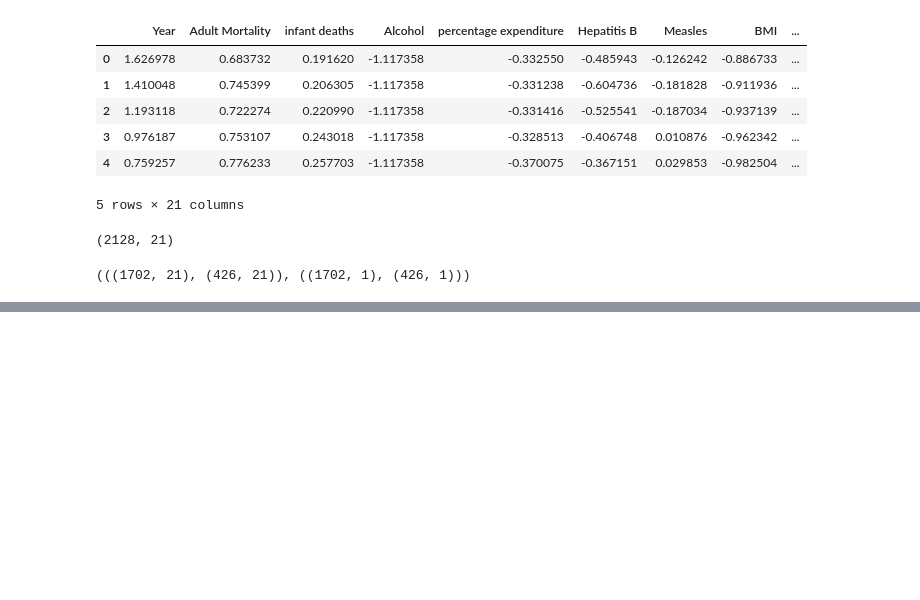
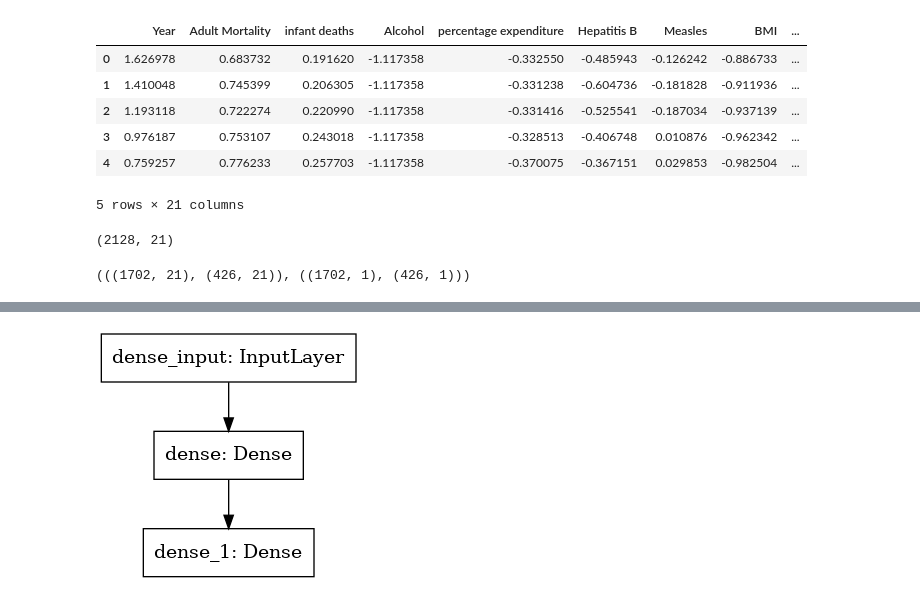
Before and after one commit to axperez/TensorFlow2.0, a Jupyter notebook: SequentialModel.ipynb, the cells around one changed output, grey strips where cells are left out. Saved outputs shown, nothing was run; the diff lists cells and outputs as text; code cells hidden in the pictures; blank space fills up the shorter version.

Commit message:
Sequential and Functional Keras API

```diff
--- a/SequentialModel.ipynb
+++ b/SequentialModel.ipynb
@@ -328,3 +328,7 @@ def build_single_layer_model():
                   optimizer=optimizer)
 
     return model
+# %%
+model = build_single_layer_model()
+
+model.summary()
@@ -330,0 +348,4 @@ def build_single_layer_model():
+# %%
+tf.keras.utils.plot_model(model)
+# %% [output]
+[figure, added]
```
Also changed, not shown: parts of 31 cells of this notebook, 17 other files.
